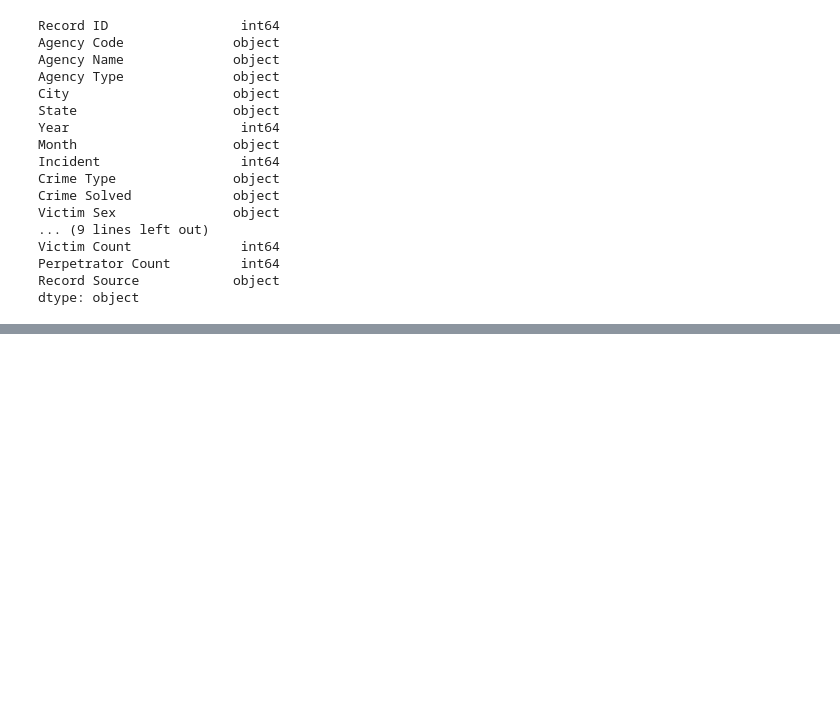
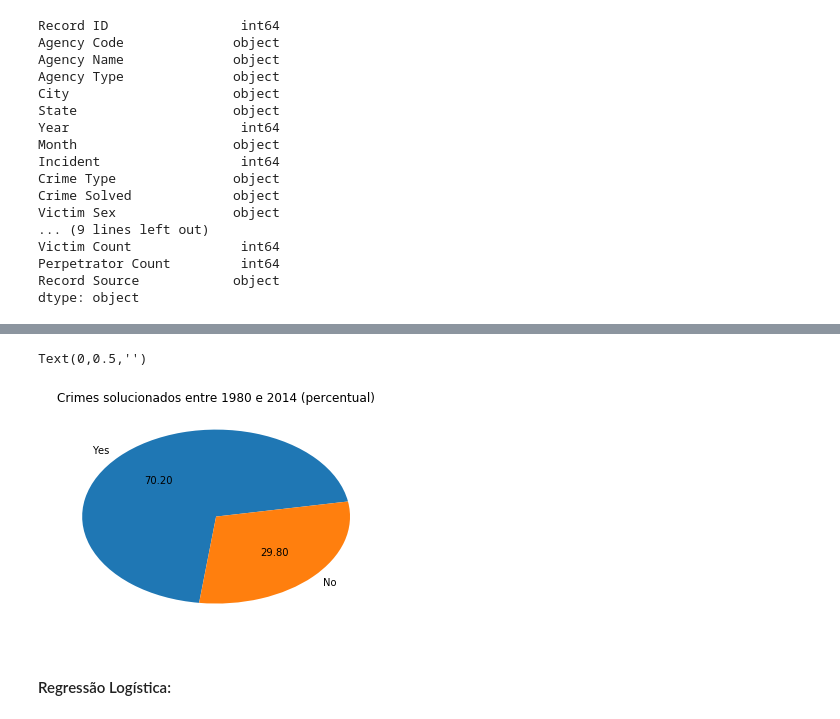
Before and after one commit to andreihod/kdd-aula4, a Jupyter notebook: Trabalho KDD.ipynb, the cells around one changed output, grey strips where cells are left out. Drawn from its saved outputs; the diff is of its cells as text; code cells hidden in the pictures; blank space fills up the shorter version.

```diff
--- a/Trabalho KDD.ipynb
+++ b/Trabalho KDD.ipynb
@@ -175,0 +180,14 @@ array([[<matplotlib.axes._subplots.AxesSubplot object at 0x...>,
+# %%
+# Percentual de crimes solucionados
+solucionados = pd.DataFrame(df, columns = ['Crime Solved'])
+resultado = solucionados.stack().value_counts()
+ax = resultado.plot(kind = 'pie',
+                              title = 'Crimes solucionados entre 1980 e 2014 (percentual)',
+                              startangle = 10,
+                              autopct='%.2f')
+ax.set_ylabel('')
+# %% [output]
+Text(0,0.5,'')
+[figure, added]
+# %% [markdown]
+#### Regressão Logística:
```
Also changed, not shown: parts of 8 cells of this notebook.
